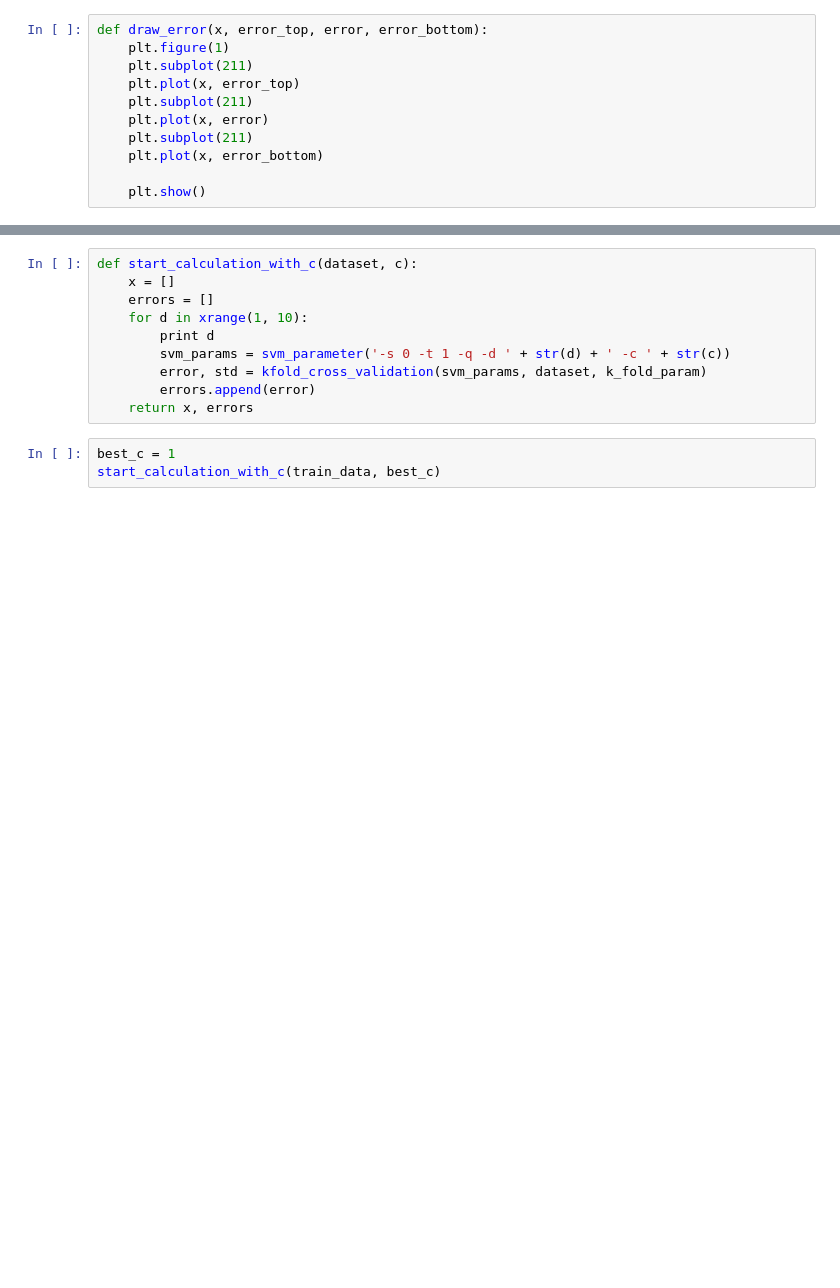
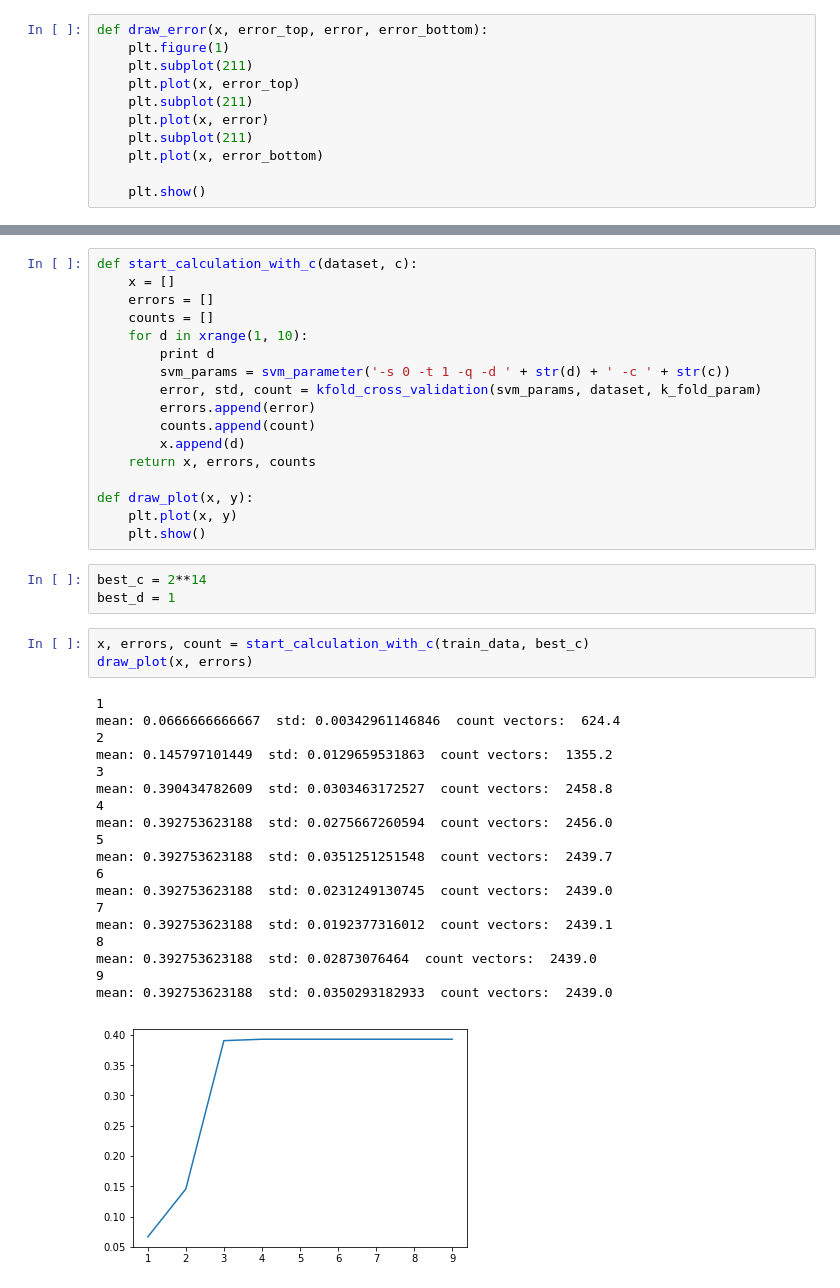
Before and after one commit to BondarovitchAA/ML, a Jupyter notebook: HM8.ipynb, the cells around one changed output, grey strips where cells are left out. Cells and saved outputs as stored; diff of their text form; blank space fills up the shorter version.

```diff
--- a/HM8.ipynb
+++ b/HM8.ipynb
@@ -243,12 +247,42 @@ draw_error(x4, top4, middle4, bottom4)
 def start_calculation_with_c(dataset, c):
     x = []
     errors = []
+    counts = []
     for d in xrange(1, 10):
         print d
         svm_params = svm_parameter('-s 0 -t 1 -q -d ' + str(d) + ' -c ' + str(c))
-        error, std = kfold_cross_validation(svm_params, dataset, k_fold_param)
+        error, std, count = kfold_cross_validation(svm_params, dataset, k_fold_param)
         errors.append(error)
-    return x, errors
+        counts.append(count)
+        x.append(d)
+    return x, errors, counts
+
+def draw_plot(x, y):
+    plt.plot(x, y)
+    plt.show()
-# %%
-best_c = 1
-start_calculation_with_c(train_data, best_c)
+# %%
+best_c = 2**14
+best_d = 1
+# %%
+x, errors, count = start_calculation_with_c(train_data, best_c)
+draw_plot(x, errors)
+# %% [output]
+1
+mean: 0.0666666666667  std: 0.00342961146846  count vectors:  624.4
+2
+mean: 0.145797101449  std: 0.0129659531863  count vectors:  1355.2
+3
+mean: 0.390434782609  std: 0.0303463172527  count vectors:  2458.8
+4
+mean: 0.392753623188  std: 0.0275667260594  count vectors:  2456.0
+5
+mean: 0.392753623188  std: 0.0351251251548  count vectors:  2439.7
+6
+mean: 0.392753623188  std: 0.0231249130745  count vectors:  2439.0
+7
+mean: 0.392753623188  std: 0.0192377316012  count vectors:  2439.1
+8
+mean: 0.392753623188  std: 0.02873076464  count vectors:  2439.0
+9
+mean: 0.392753623188  std: 0.0350293182933  count vectors:  2439.0
+[figure, added]
```
Also changed, not shown: parts of 15 cells of this notebook.
